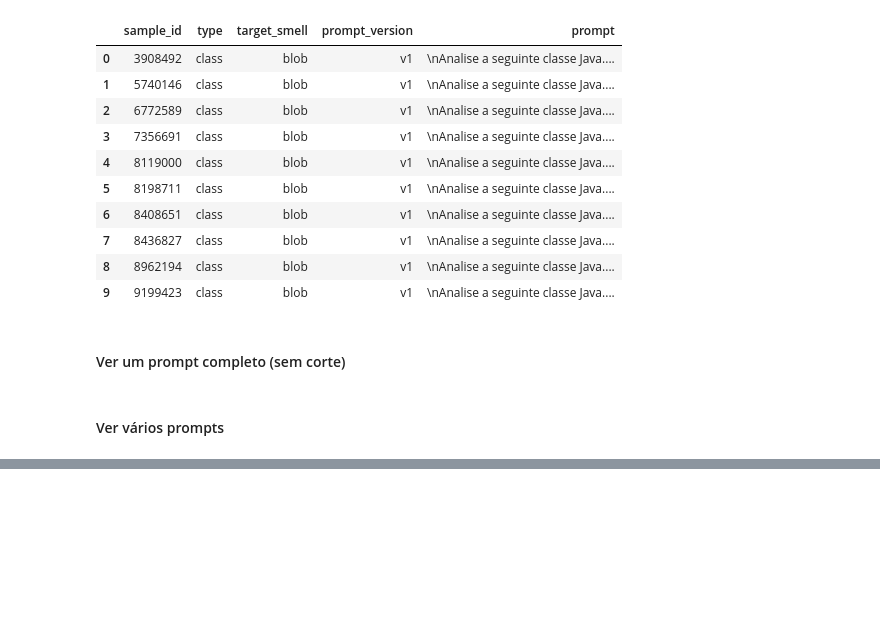
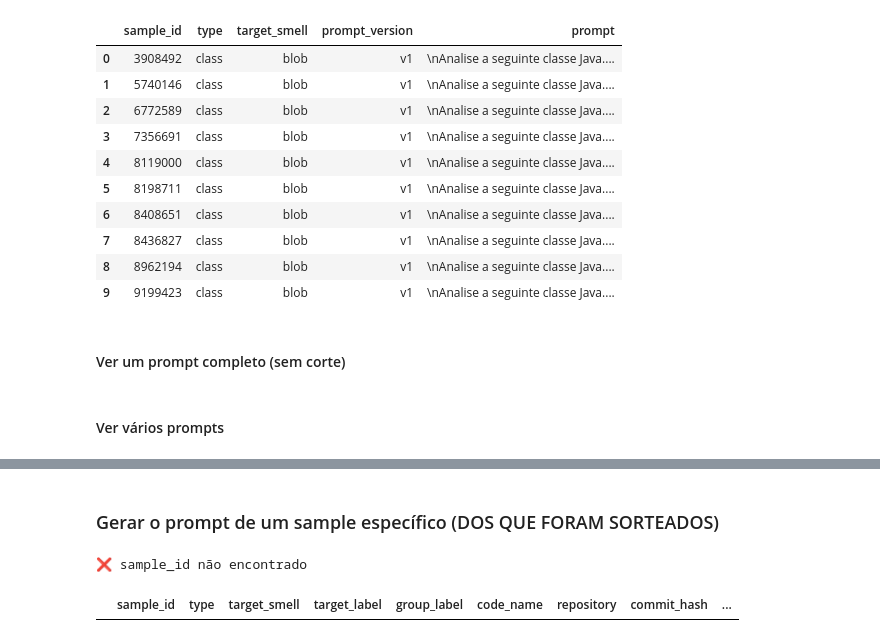
Before and after one commit to OscarDeBrito/TCC-Artur-Jackson-e-Oscar-de-Brito--BaseMLCQ, a Jupyter notebook: mini_experimento_prompts_smells.ipynb, the cells around one changed output, grey strips where cells are left out. Saved outputs shown, nothing was run; the diff lists cells and outputs as text; code cells hidden in the pictures; blank space fills up the shorter version.

```diff
--- a/mini_experimento_prompts_smells.ipynb
+++ b/mini_experimento_prompts_smells.ipynb
@@ -741,0 +1255,36 @@ Pergunta: esta classe possui o code smell BLOB ou DATA CLASS?
+# %% [markdown]
+### Gerar o prompt de um sample específico (DOS QUE FORAM SORTEADOS)
+# %%
+def gerar_prompt_especifico(sample_id, versao):
+    subset = amostras_todas[
+        amostras_todas["sample_id"] == sample_id
+    ]
+
+    if subset.empty:
+        print("❌ sample_id não encontrado")
+        return
+
+    row = subset.iloc[0]
+    prompt = gerar_prompt(row, versao=versao)
+
+    expected = "SIM" if row["target_label"] == 1 else "NÃO"
+
+    print("="*80)
+    print(f"sample_id: {sample_id}")
+    print(f"type: {row['type']}")
+    print(f"smell alvo: {row['target_smell']}")
+    print(f"versão: {versao}")
+    print(f"RESPOSTA ESPERADA: {expected}")
+    print("\nPROMPT:\n")
+    print(prompt)
+
+# usar assim:
+gerar_prompt_especifico(3918287, "v4_few_shot")
+# %% [output]
+❌ sample_id não encontrado
+# %%
+amostras_prompts[
+    amostras_prompts["sample_id"].astype(str) == "3918287"
+]
+# %% [output]
+|  | sample_id | type | target_smell | target_label | group_label | code_name | repository | commit_hash | ... |
```
Also changed, not shown: parts of 24 cells of this notebook.
